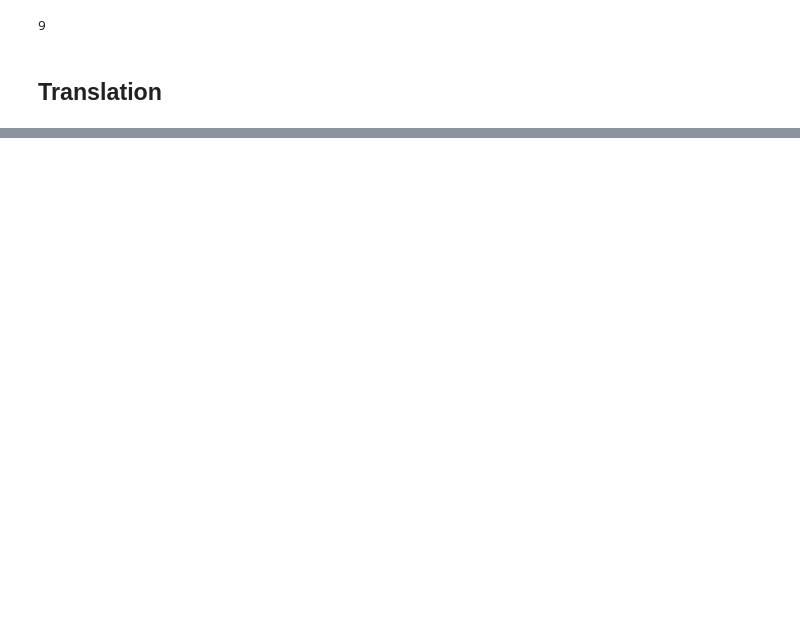
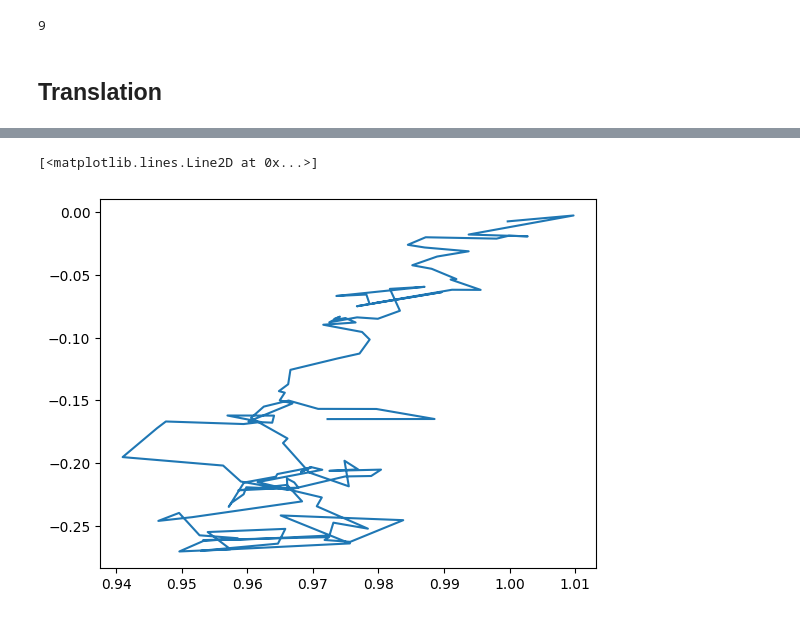
Before and after one commit to sohananisetty/ATCMG, a Jupyter notebook: SMPLX_VQVAE.ipynb, the cells around one changed output, grey strips where cells are left out. Saved outputs shown, nothing was run; the diff lists cells and outputs as text; code cells hidden in the pictures; blank space fills up the shorter version.

```diff
--- a/SMPLX_VQVAE.ipynb
+++ b/SMPLX_VQVAE.ipynb
@@ -267,0 +362,5 @@ dset[0]
+# %%
+plt.plot(pred_orient[0].cpu()[: , 0] , pred_orient[0].cpu()[: , 1] )
+# %% [output]
+[<matplotlib.lines.Line2D at 0x...>]
+[figure, added]
```
Also changed, not shown: parts of 53 cells of this notebook, 29 other files.
